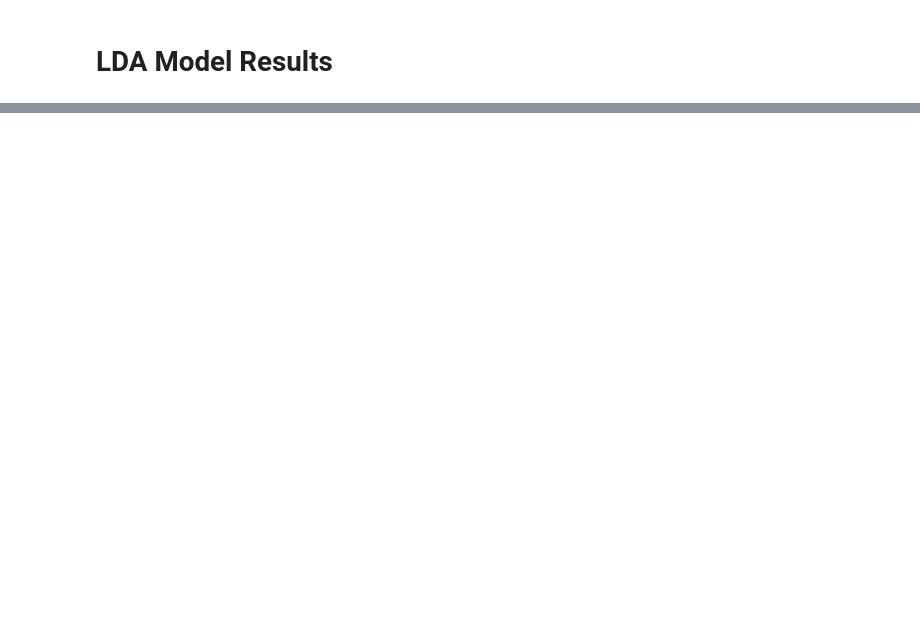
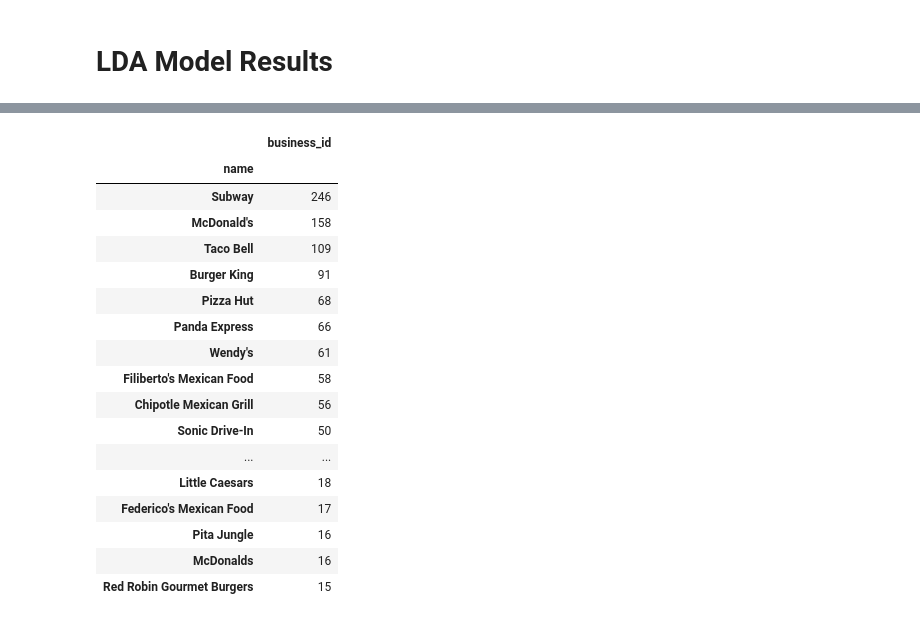
Before and after one commit to samgutentag/yelpsubtopics, a Jupyter notebook: 01_DataExploration/EDA_SUMMARY.ipynb, the cells around one changed output, grey strips where cells are left out. Saved outputs shown, nothing was run; the diff lists cells and outputs as text; code cells hidden in the pictures; blank space fills up the shorter version.

```diff
--- a/01_DataExploration/EDA_SUMMARY.ipynb
+++ b/01_DataExploration/EDA_SUMMARY.ipynb
@@ -566,0 +200,23 @@ time_marker('Done!')
+# %%
+tmp = biz.groupby('name').count()['business_id'].to_frame()
+tmp.sort_values('business_id', inplace=True, ascending=False)
+tmp.head(50)
+# %% [output]
+|  | business_id |
+| name |  |
+| Subway | 246 |
+| McDonald's | 158 |
+| Taco Bell | 109 |
+| Burger King | 91 |
+| Pizza Hut | 68 |
+| Panda Express | 66 |
+| Wendy's | 61 |
+| Filiberto's Mexican Food | 58 |
+| Chipotle Mexican Grill | 56 |
+| Sonic Drive-In | 50 |
+| ... | ... |
+| Little Caesars | 18 |
+| Federico's Mexican Food | 17 |
+| Pita Jungle | 16 |
+| McDonalds | 16 |
+| Red Robin Gourmet Burgers | 15 |
```
Also changed, not shown: parts of 72 cells of this notebook, 2 other files.
